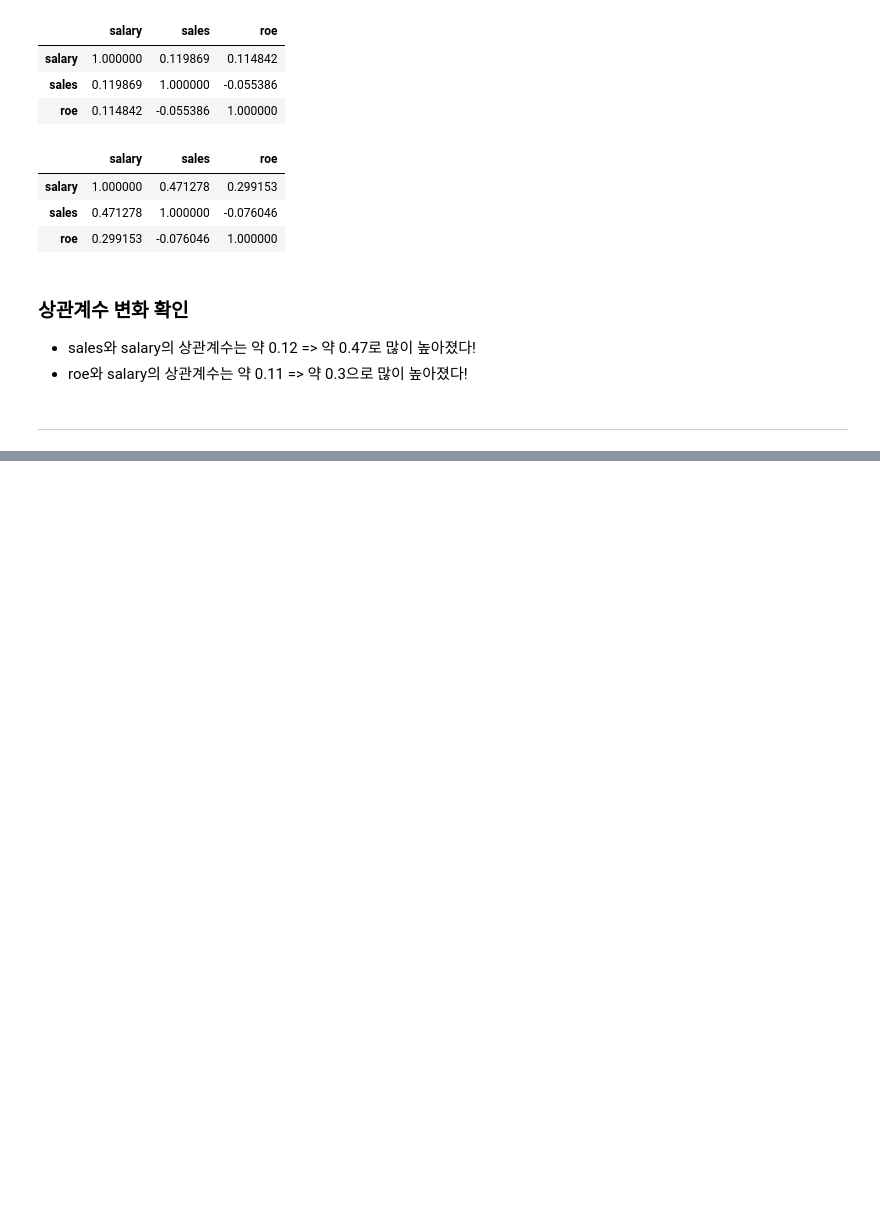
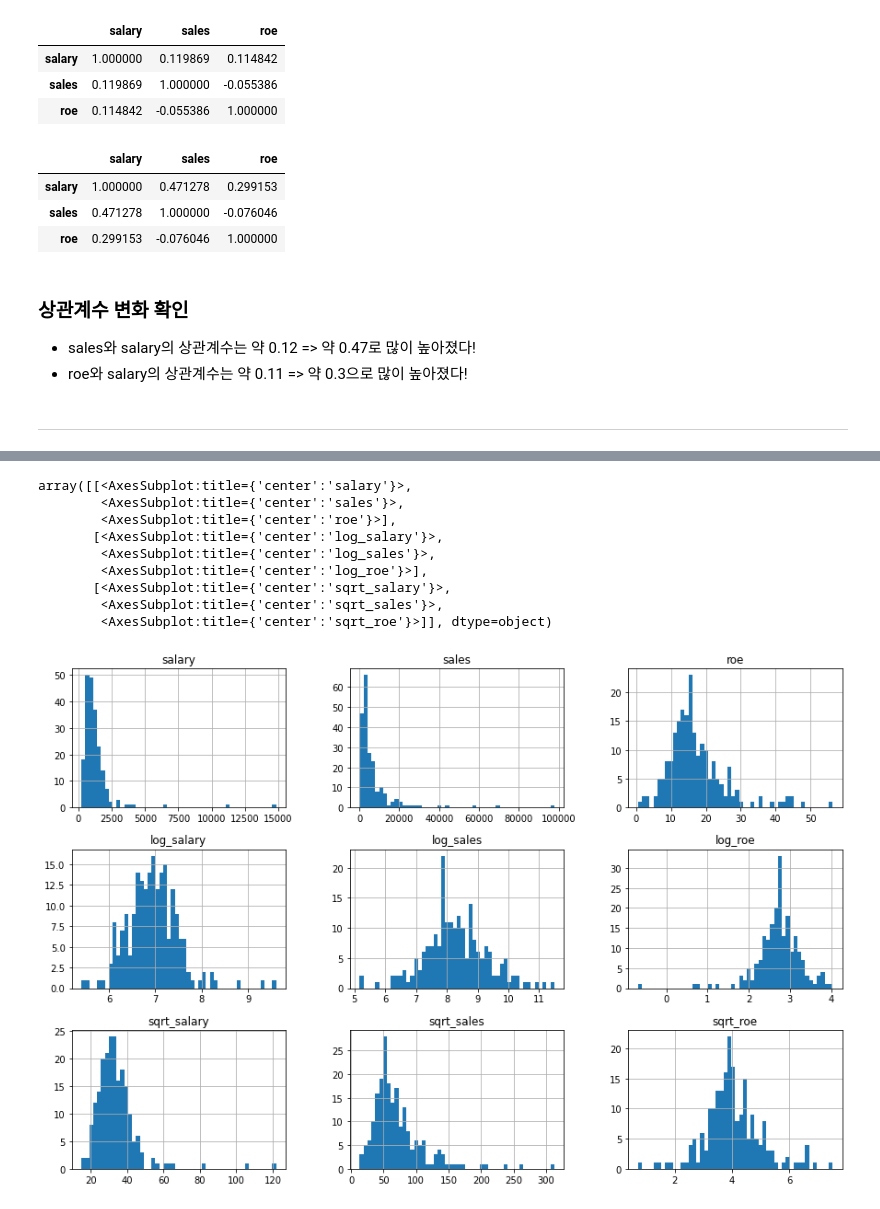
Before and after one commit to sucream/Bigdata-Analysis-Engineer-Note, a Jupyter notebook: 02.DataPreprocessing.ipynb, the cells around one changed output, grey strips where cells are left out. Cells and saved outputs as stored; diff of their text form; code cells hidden in the pictures; blank space fills up the shorter version.

```diff
--- a/02.DataPreprocessing.ipynb
+++ b/02.DataPreprocessing.ipynb
@@ -433,0 +489,7 @@ data_IQR.corr()
+# %%
+import numpy as np
+
+data['sqrt_salary'] = np.sqrt(data['salary'])
+data['sqrt_sales'] = np.sqrt(data['sales'])
+data['sqrt_roe'] = np.sqrt(data['roe'])
+data.head()
@@ -433,0 +503,13 @@ data_IQR.corr()
+# %%
+data.hist(bins=50, figsize=(15,10))
+# %% [output]
+array([[<AxesSubplot:title={'center':'salary'}>,
+        <AxesSubplot:title={'center':'sales'}>,
+        <AxesSubplot:title={'center':'roe'}>],
+       [<AxesSubplot:title={'center':'log_salary'}>,
+        <AxesSubplot:title={'center':'log_sales'}>,
+        <AxesSubplot:title={'center':'log_roe'}>],
+       [<AxesSubplot:title={'center':'sqrt_salary'}>,
+        <AxesSubplot:title={'center':'sqrt_sales'}>,
+        <AxesSubplot:title={'center':'sqrt_roe'}>]], dtype=object)
+[figure, added]
```
Also changed, not shown: parts of 32 cells of this notebook.
